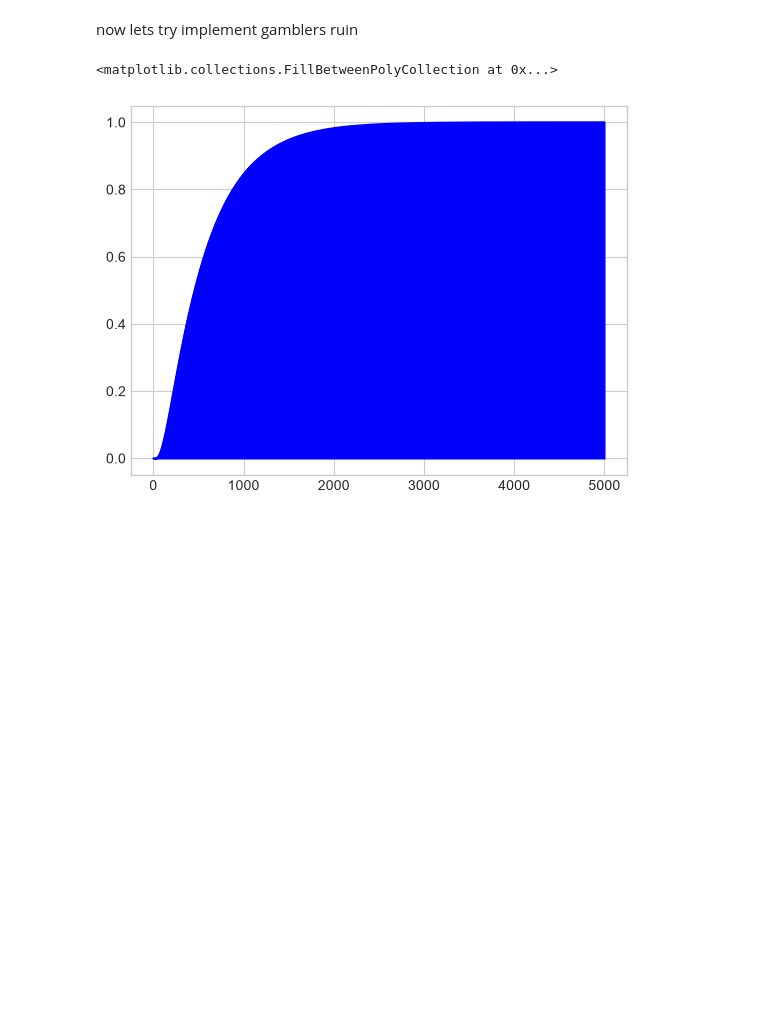
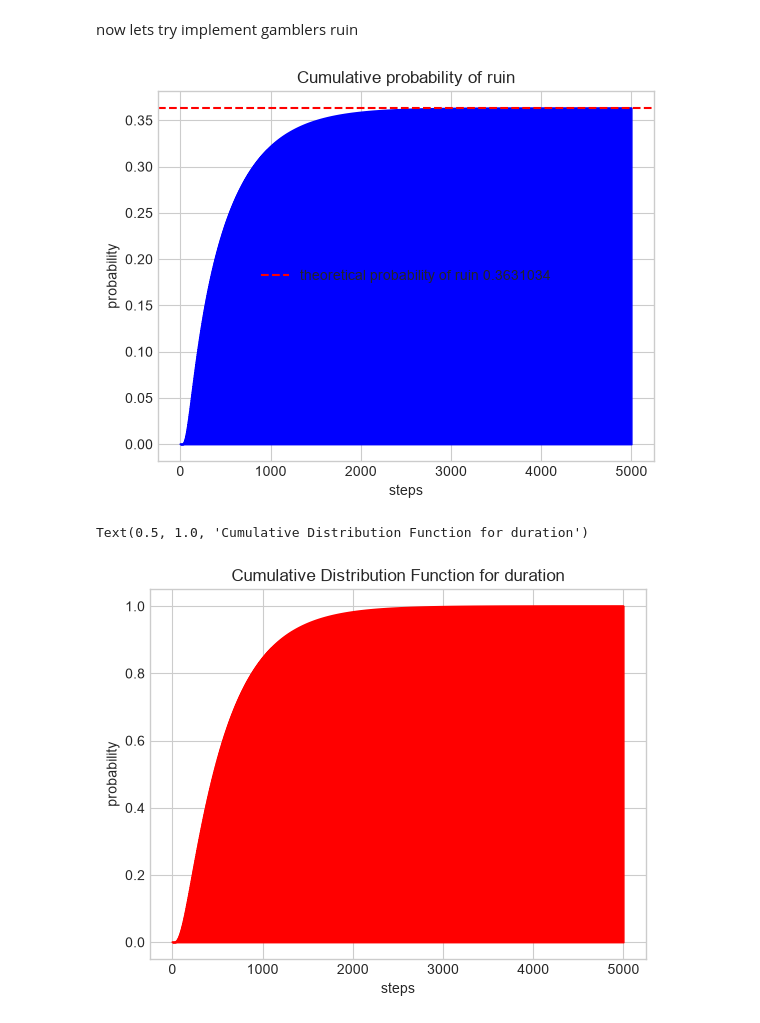
Before and after one commit to HA-Ward/Exploration-of-Stochastic-Processes-with-Computational-Implementation, a Jupyter notebook: src/Markov_chains.ipynb, the cells around one changed output. Saved outputs shown, nothing was run; the diff lists cells and outputs as text; code cells hidden in the pictures; blank space fills up the shorter version.

```diff
--- a/src/Markov_chains.ipynb
+++ b/src/Markov_chains.ipynb
@@ -108,24 +121,39 @@ now lets try implement gamblers ruin
 # %%
 p=0.51
 m=50
 a=20
 n_steps= np.arange(1,5000)
 
 P =np.zeros((m+1,m+1))
 P[0,0] = 1
 P[m,m] = 1
 for i in range(1, m):
     P[i,i-1] = 1-p
     P[i,i+1] = p
 
-cdf = []
+cdf_ruin = []
+cdf_end = []
 for i in n_steps:
     row_vector_of_probabilities = np.linalg.matrix_power(P, i)[a]
-    probability_of_ruin = row_vector_of_probabilities[0] + row_vector_of_probabilities[-1]
-    cdf.append(probability_of_ruin)
+    probability_of_ruin = row_vector_of_probabilities[0]
+    probability_of_end = row_vector_of_probabilities[0] + row_vector_of_probabilities[-1]
+    cdf_ruin.append(probability_of_ruin)
+    cdf_end.append(probability_of_end)
 
-plt.plot(n_steps, cdf, color = "blue")
-plt.fill_between(x=n_steps, y1=cdf, y2=0, color = "blue")
+plt.plot(n_steps, cdf_ruin, color = "blue")
+plt.fill_between(x=n_steps, y1=cdf_ruin, y2=0, color = "blue")
+plt.xlabel("steps")
+plt.ylabel("probability")
+plt.title("Cumulative probability of ruin")
+plt.axhline(y = 0.3631034,  color = "red", linestyle = "--", label = "theoretical probability of ruin 0.3631034")
+plt.legend()
+plt.show()
+plt.plot(n_steps, cdf_end, color = "red")
+plt.fill_between(x=n_steps, y1=cdf_end, y2=0, color = "red")
+plt.xlabel("steps")
+plt.ylabel("probability")
+plt.title("Cumulative Distribution Function for duration")
 # %% [output]
+[figure, new version]
-<matplotlib.collections.FillBetweenPolyCollection at 0x...>
+Text(0.5, 1.0, 'Cumulative Distribution Function for duration')
-[figure, old version]
+[figure, added]
```
Also changed, not shown: parts of 4 cells of this notebook.
